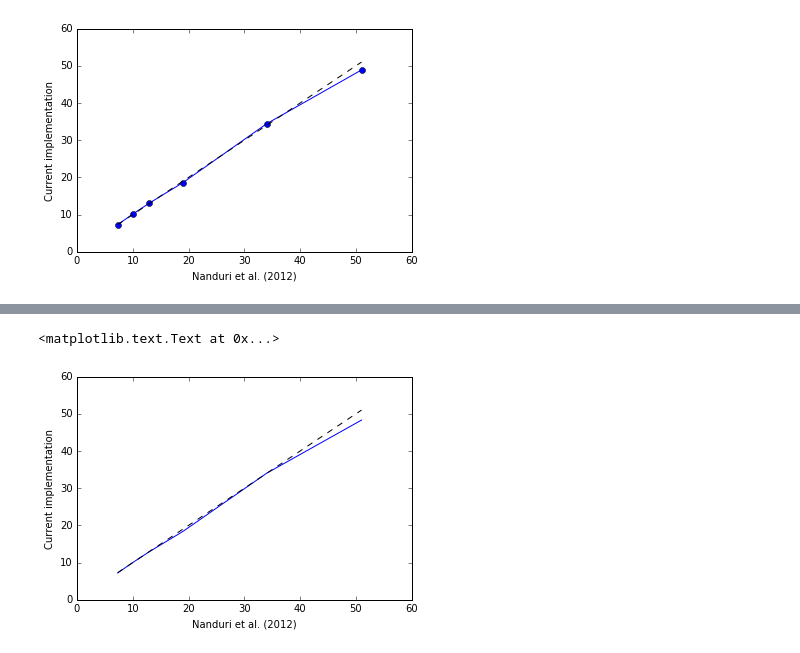
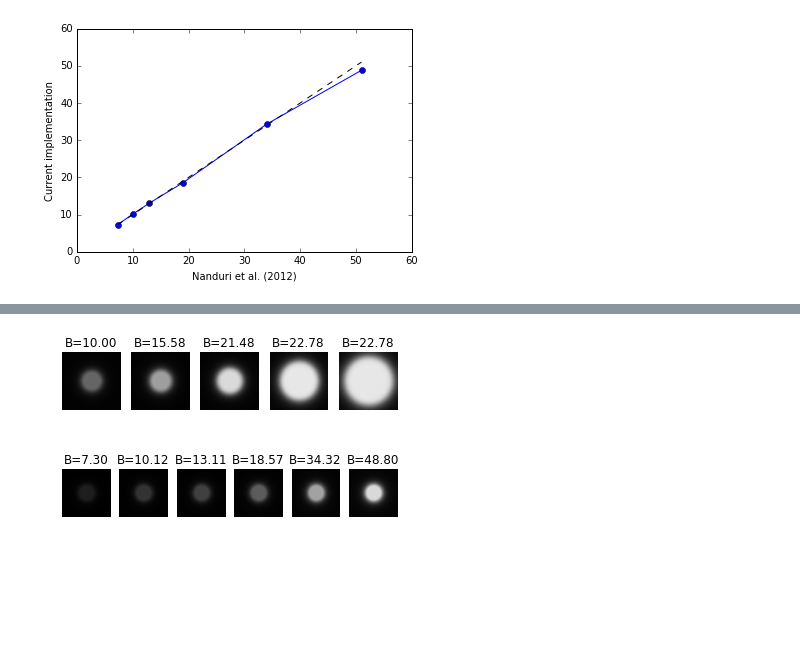
Before and after one commit to mbeyeler/pulse2percept, a Jupyter notebook: examples/notebooks/1.0-mb-exp-nanduri2012.ipynb, the cells around one changed output, grey strips where cells are left out. Saved outputs shown, nothing was run; the diff lists cells and outputs as text; code cells hidden in the pictures; blank space fills up the shorter version.

```diff
--- a/examples/notebooks/1.0-mb-exp-nanduri2012.ipynb
+++ b/examples/notebooks/1.0-mb-exp-nanduri2012.ipynb
@@ -149,13 +77,0 @@ array([ 58.89447236,  73.66834171,  66.28140704,  34.97487437,  23.36683417])
-# %%
-# Case in point: If we apply these scaling factors correctly as a function of amplitude,
-# our new implementation should match the Nanduri data
-B = []
-for ampl,s in zip(all_amps, all_scale):
-    ntm.scale = s
-    R4 = ntm.model_cascade(get_pulse_train(20, ampl), dojit=True)
-    B.append(R4.data.max())
-
-plt.plot(out_amps, B)
-plt.plot([out_amps[0], out_amps[-1]], [out_amps[0], out_amps[-1]], '--k')
-plt.xlabel('Nanduri et al. (2012)')
-plt.ylabel('Current implementation')
@@ -165,15 +78,26 @@ plt.ylabel('Current implementation')
-# %%
-# Frequency plot is uncompromised
-B = []
-for freq in all_freqs:
-    ntm.scale = all_scale[0]
-    R4 = ntm.model_cascade(get_pulse_train(freq, all_amps[0]), dojit=True)
-    B.append(R4.data.max())
-
-plt.plot(out_freqs, B)
-plt.plot([out_freqs[0], out_freqs[-1]], [out_freqs[0], out_freqs[-1]], '--k')
-plt.xlabel('Nanduri et al. (2012)')
-plt.ylabel('Current implementation')
-# %% [output]
-<matplotlib.text.Text at 0x...>
-[figure, removed]
+# %%
+r = e2cm.Retina(axon_map='retina_2000_by_2000.npz',
+                sampling=25, xlo=-1000, xhi=1000, ylo=-1000, yhi=1000)
+# %%
+e_all = e2cm.ElectrodeArray([260], [0], [0], [0])
+ecs, cs  = r.electrode_ecs(e_all)
+# %%
+for i in range(len(all_amps)):
+    R4 = ec2b.pulse2percept(tm, cs, r, [get_pulse_train(all_freqs[1], all_amps[i], tsample=tsample)],
+                            30, n_jobs=4, dojit=True, tol=0.01)
+    plt.subplot(1, len(all_amps), i + 1)
+    plt.imshow(R4.data[:, :, 150] / scale_amp, cmap='gray', vmin=0, vmax=25)
+    plt.axis('off')
+    plt.title("B={:.2f}".format(R4.data.max() / scale_amp))
+# %% [output]
+[figure, added]
+# %%
+for i in range(len(all_freqs)):
+    R4 = ec2b.pulse2percept(tm, cs, r, [get_pulse_train(all_freqs[i], all_amps[0], tsample=tsample)],
+                            30, n_jobs=4, dojit=True, tol=0.01)
+    plt.subplot(1, len(all_freqs), i + 1)
+    plt.imshow(R4.data[:, :, 150] / scale_freq, cmap='gray', vmin=0, vmax=50)
+    plt.axis('off')
+    plt.title("B={:.2f}".format(R4.data.max() / scale_freq))
+# %% [output]
+[figure, added]
```
Also changed, not shown: parts of 12 cells of this notebook, 4 other files.
